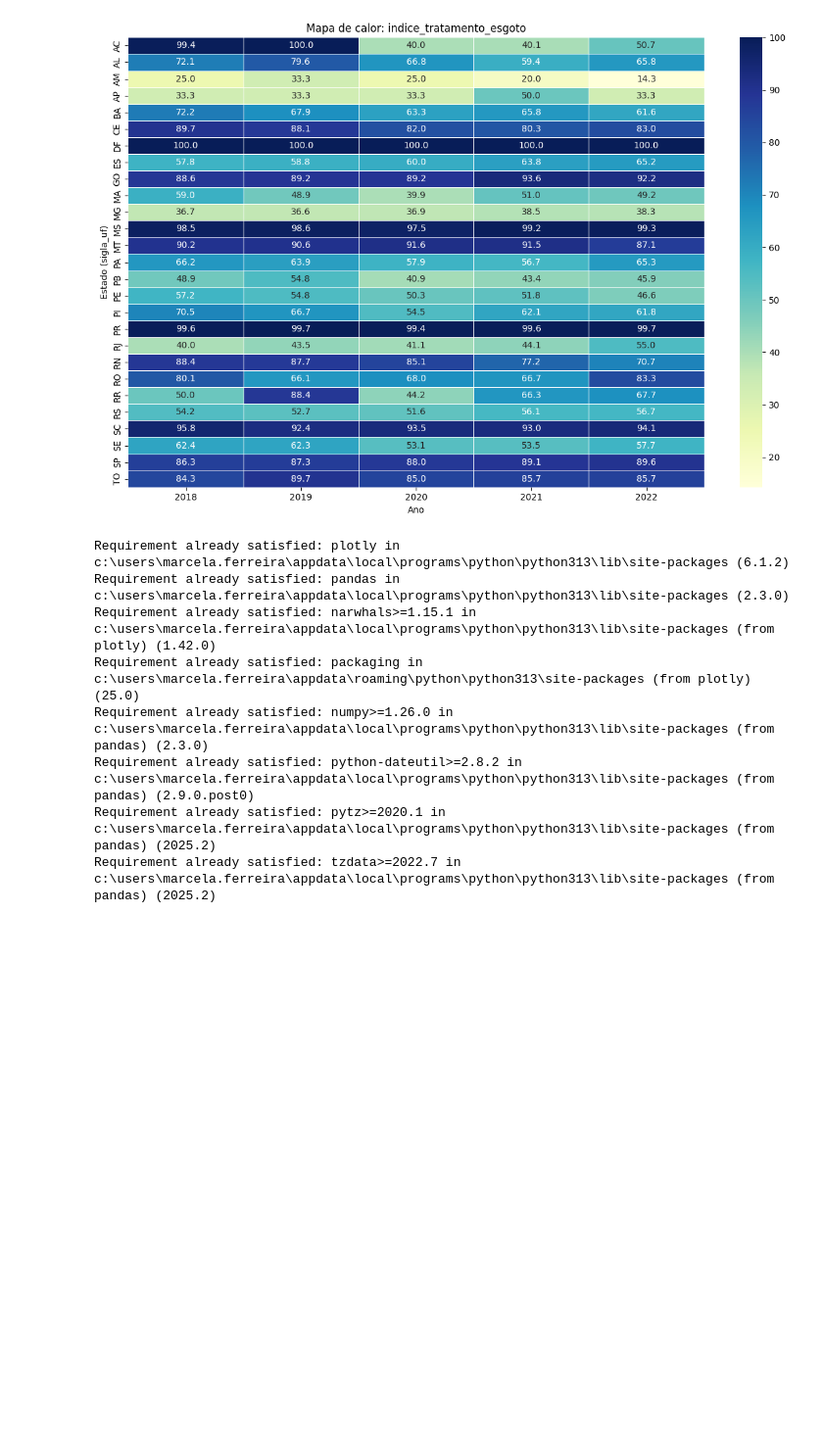
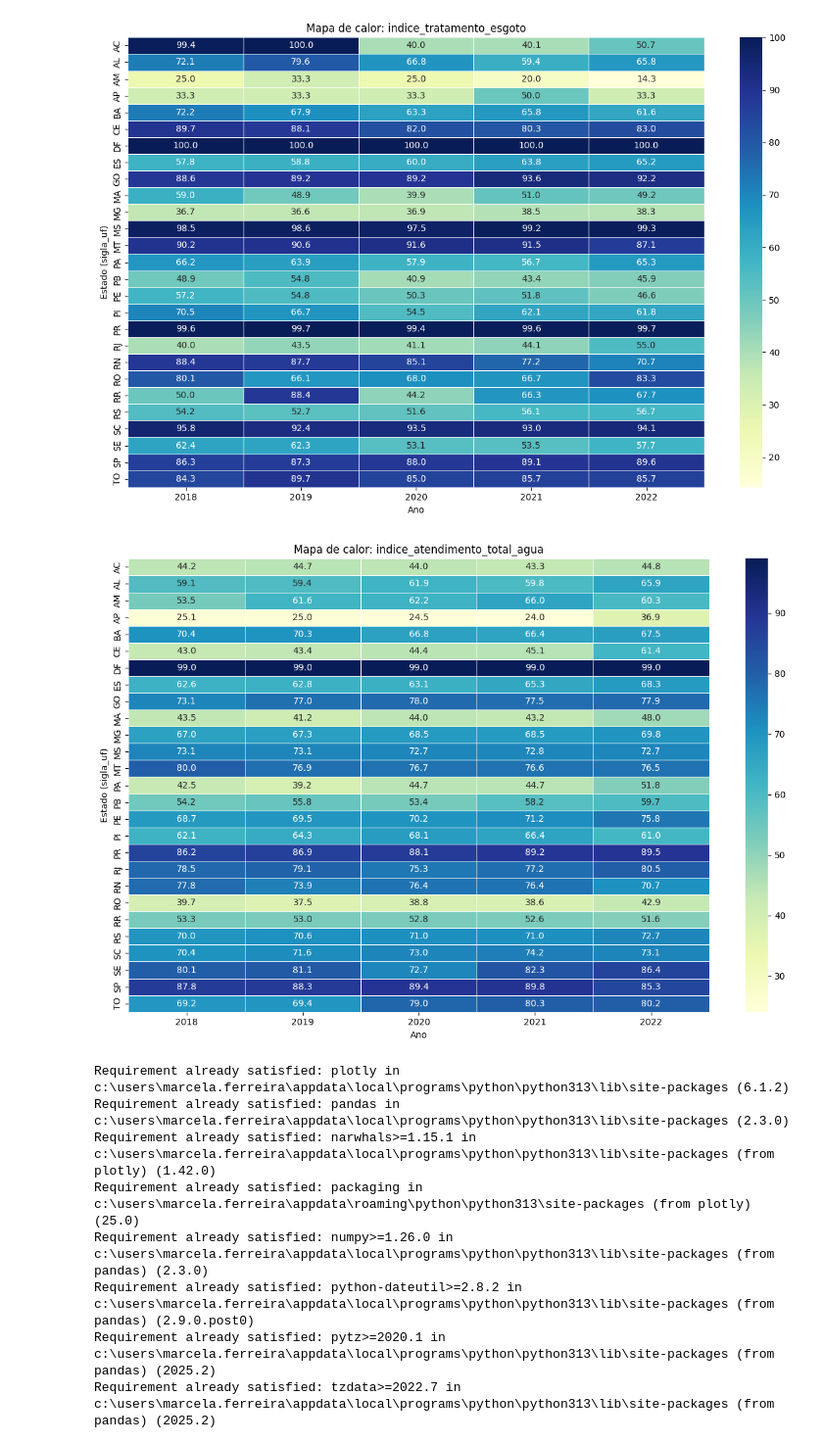
Before and after one commit to bianca-nazare/Projeto_Final_IA, a Jupyter notebook: analise.ipynb, the cells around one changed output. Shown at 98% size. Cells and saved outputs as stored; diff of their text form; code cells hidden in the pictures; blank space fills up the shorter version.

```diff
--- a/analise.ipynb
+++ b/analise.ipynb
@@ -228,6 +255,31 @@ plt.tight_layout()
 plt.show()
 # %% [output]
 [figure]
+# %%
+import seaborn as sns
+import matplotlib.pyplot as plt
+
+# Escolha o índice
+indice = 'indice_atendimento_total_agua'
+
+# Tabela com média do índice por estado e ano
+heatmap_data = df_filtrado.pivot_table(
+    index='sigla_uf',
+    columns='ano',
+    values=indice,
+    aggfunc='mean'
+)
+
+# Plotar o heatmap
+plt.figure(figsize=(12, 8))
+sns.heatmap(heatmap_data, annot=True, fmt=".1f", cmap="YlGnBu", linewidths=0.5)
+plt.title(f"Mapa de calor: {indice}")
+plt.ylabel("Estado (sigla_uf)")
+plt.xlabel("Ano")
+plt.tight_layout()
+plt.show()
+# %% [output]
+[figure, added]
 # %%
 pip install plotly pandas
 # %% [output]
```
Also changed, not shown: parts of 7 cells of this notebook, 2 other files.
